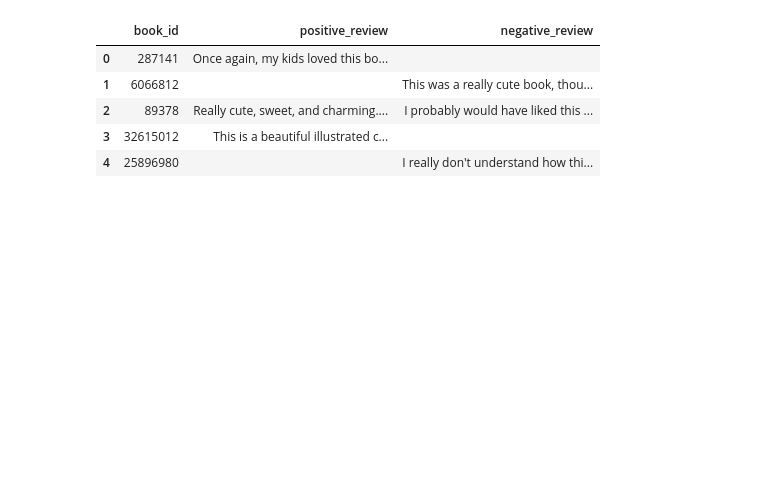
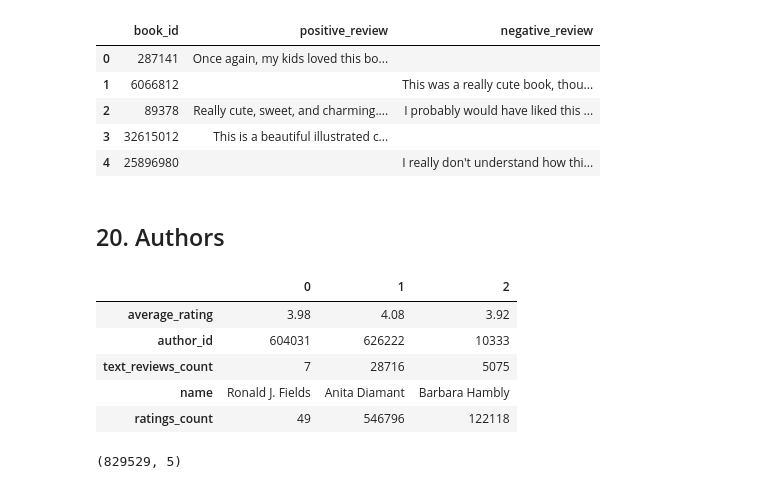
Before and after one commit to somayehY/Somayeh_Youssefi, a Jupyter notebook: Book Recomendation System/BookRecomSys_DataWrangling.ipynb, the cells around one changed output. Saved outputs shown, nothing was run; the diff lists cells and outputs as text; code cells hidden in the pictures; blank space fills up the shorter version.

```diff
--- a/Book Recomendation System/BookRecomSys_DataWrangling.ipynb
+++ b/Book Recomendation System/BookRecomSys_DataWrangling.ipynb
@@ -704,3 +728,26 @@ review_summary.head()
 # %%
 SavePath = 'C:\\Users\\somfl\\Documents\\GitHub\\Somayeh_Youssefi\\Book Recomendation System\\data_files\\Review_summary.csv'
 reviews.to_csv(SavePath, sep =',')
+# %% [markdown]
+## 20. Authors <a class='anchor' id='authors'>
+# %%
+authors = []
+filename = os.path.join(DIR, 'goodreads_book_authors.json.gz')
+with gzip.open(filename) as file:
+    for l in file:
+
+        authors.append(json.loads(l))
+
+authors = pd.DataFrame(authors)
+authors.head(3).T
+# %% [output]
+|  | 0 | 1 | 2 |
+| average_rating | 3.98 | 4.08 | 3.92 |
+| author_id | 604031 | 626222 | 10333 |
+| text_reviews_count | 7 | 28716 | 5075 |
+| name | Ronald J. Fields | Anita Diamant | Barbara Hambly |
+| ratings_count | 49 | 546796 | 122118 |
+# %%
+authors.shape
+# %% [output]
+(829529, 5)
```
Also changed, not shown: parts of 26 cells of this notebook.
